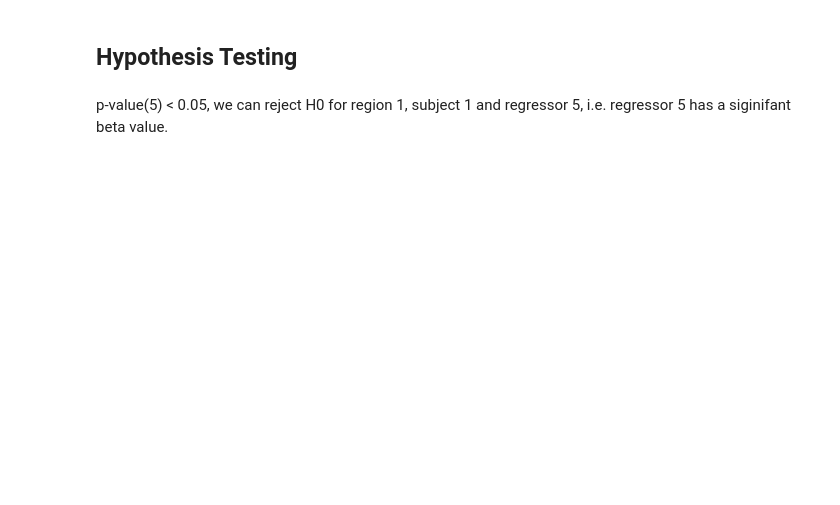
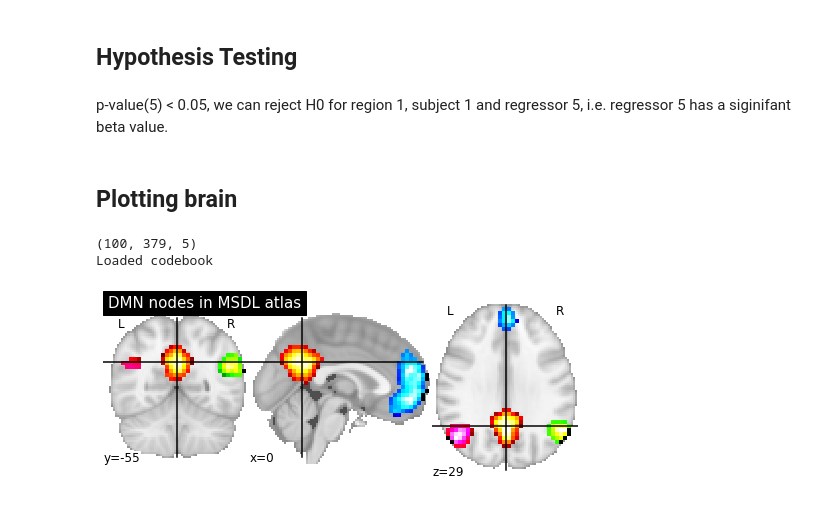
Before and after one commit to alec-flowers/machine-learning-cs433-p2, a Jupyter notebook: data_exploration.ipynb, the cells around one changed output. Saved outputs shown, nothing was run; the diff lists cells and outputs as text; code cells hidden in the pictures; blank space fills up the shorter version.

```diff
--- a/data_exploration.ipynb
+++ b/data_exploration.ipynb
@@ -220,3 +220,5 @@ Notes:
 ## Hypothesis Testing
 # %% [markdown]
 p-value(5) < 0.05, we can reject H0 for region 1, subject 1 and regressor 5, i.e. regressor 5 has a siginifant beta value.
+# %% [markdown]
+## Plotting brain
@@ -222,0 +229,13 @@ p-value(5) < 0.05, we can reject H0 for region 1, subject 1 and regressor 5, i.e
+# %%
+# Loading activation file (0 and 1)
+activation_file = open('./GLM/activation.pickle','rb')
+activation = pickle.load(activation_file)
+activation_file.close()
+print(activation.shape)
+
+# Loading coordinates map from the codebook
+coordinates = scipy.io.loadmat('./Data/Glasser360_2mm_codebook.mat')['codeBook']
+print(f"Loaded codebook")
+# %% [output]
+(100, 379, 5)
+Loaded codebook
@@ -222,0 +244,19 @@ p-value(5) < 0.05, we can reject H0 for region 1, subject 1 and regressor 5, i.e
+# %%
+# EXAMPLE
+atlas_data = datasets.fetch_atlas_msdl()
+atlas_filename = atlas_data.maps
+
+display = plotting.plot_stat_map(image.index_img(atlas_filename, 4),
+                                 colorbar=False,
+                                 title="DMN nodes in MSDL atlas")
+
+# Now add as an overlay the maps for the ACC and the left and right
+# parietal nodes
+display.add_overlay(image.index_img(atlas_filename, 5),
+                    cmap=plotting.cm.black_blue)
+display.add_overlay(image.index_img(atlas_filename, 6),
+                    cmap=plotting.cm.black_green)
+display.add_overlay(image.index_img(atlas_filename, 3),
+                    cmap=plotting.cm.black_pink)
+# %% [output]
+[figure, added]
```
Also changed, not shown: parts of 8 cells of this notebook, 40 other files.
